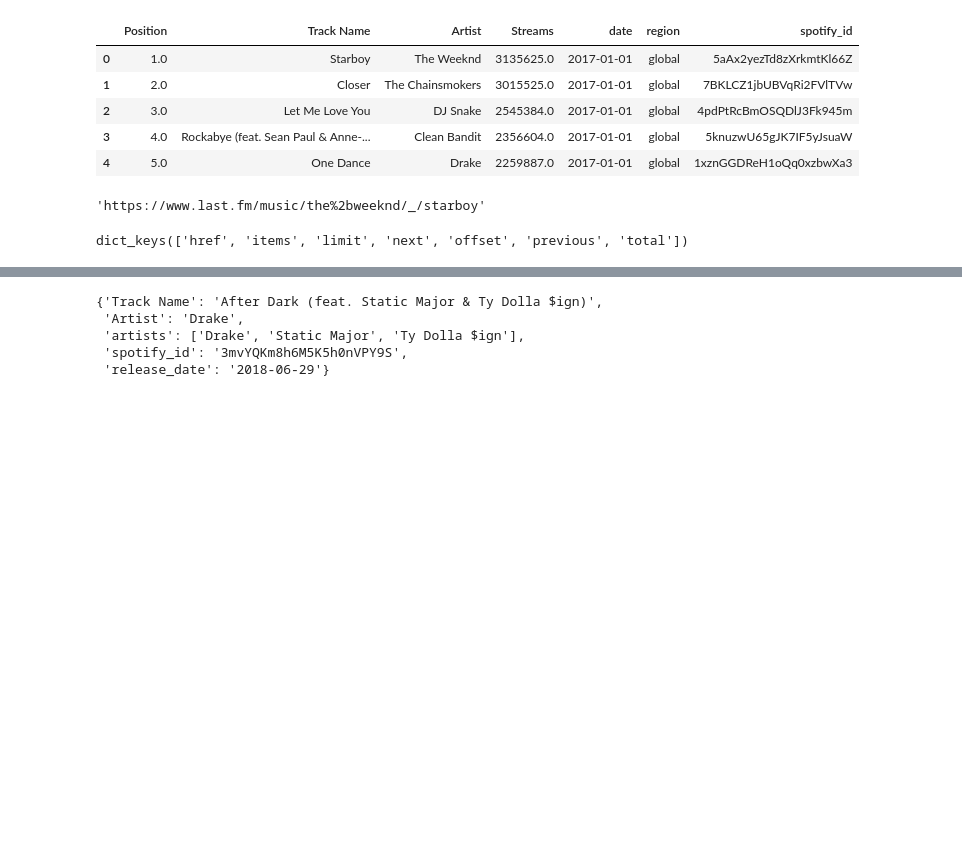
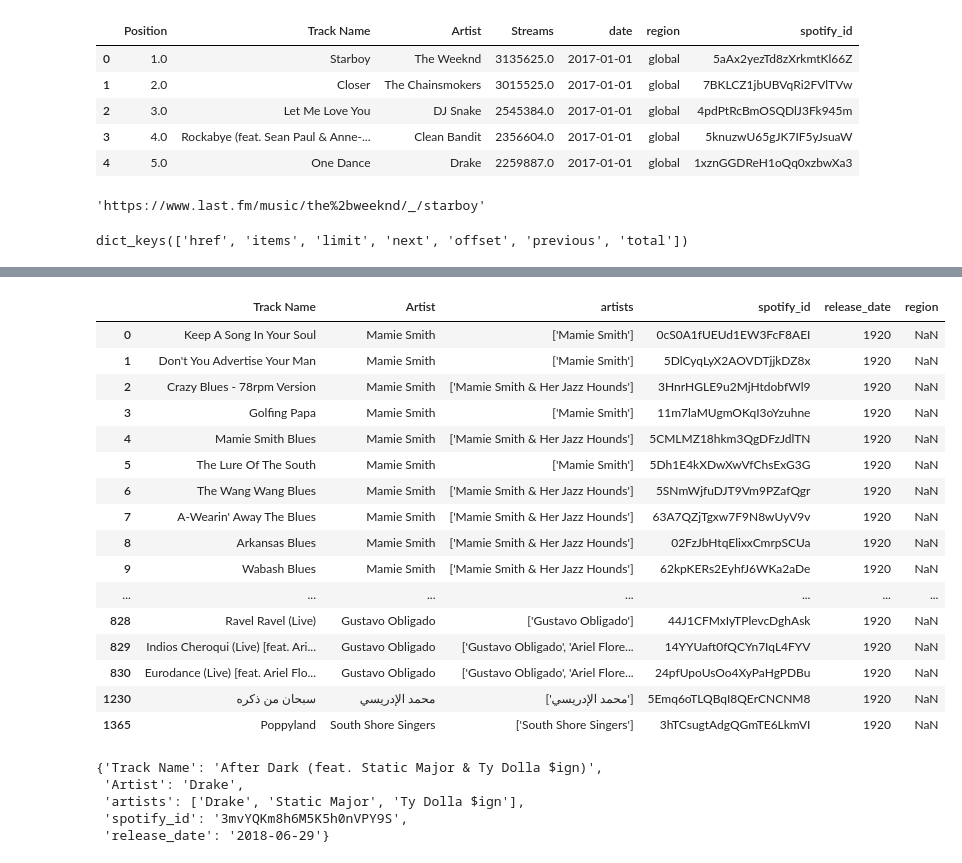
Before and after one commit to radroid/data_1202_group_project, a Jupyter notebook: notebooks/Audio Features Extractions.ipynb, the cells around one changed output, grey strips where cells are left out. Saved outputs shown, nothing was run; the diff lists cells and outputs as text; code cells hidden in the pictures; blank space fills up the shorter version.

```diff
--- a/notebooks/Audio Features Extractions.ipynb
+++ b/notebooks/Audio Features Extractions.ipynb
@@ -241,0 +207,3 @@ artist:Berliner Philharmoniker
+# %%
+df = pd.read_csv(os.path.join(data_dir, 'spotify_released_tracks_1920_to_2020.csv'))
+df.head()
@@ -242,3 +217,23 @@ artist:Berliner Philharmoniker
+# %%
+df[df.release_date == "1920"]
+# %% [output]
+|  | Track Name | Artist | artists | spotify_id | release_date | region |
+| 0 | Keep A Song In Your Soul | Mamie Smith | ['Mamie Smith'] | 0cS0A1fUEUd1EW3FcF8AEI | 1920 | NaN |
+| 1 | Don't You Advertise Your Man | Mamie Smith | ['Mamie Smith'] | 5DlCyqLyX2AOVDTjjkDZ8x | 1920 | NaN |
+| 2 | Crazy Blues - 78rpm Version | Mamie Smith | ['Mamie Smith & Her Jazz Hounds'] | 3HnrHGLE9u2MjHtdobfWl9 | 1920 | NaN |
+| 3 | Golfing Papa | Mamie Smith | ['Mamie Smith'] | 11m7laMUgmOKqI3oYzuhne | 1920 | NaN |
+| 4 | Mamie Smith Blues | Mamie Smith | ['Mamie Smith & Her Jazz Hounds'] | 5CMLMZ18hkm3QgDFzJdlTN | 1920 | NaN |
+| 5 | The Lure Of The South | Mamie Smith | ['Mamie Smith'] | 5Dh1E4kXDwXwVfChsExG3G | 1920 | NaN |
+| 6 | The Wang Wang Blues | Mamie Smith | ['Mamie Smith & Her Jazz Hounds'] | 5SNmWjfuDJT9Vm9PZafQgr | 1920 | NaN |
+| 7 | A-Wearin' Away The Blues | Mamie Smith | ['Mamie Smith & Her Jazz Hounds'] | 63A7QZjTgxw7F9N8wUyV9v | 1920 | NaN |
+| 8 | Arkansas Blues | Mamie Smith | ['Mamie Smith & Her Jazz Hounds'] | 02FzJbHtqElixxCmrpSCUa | 1920 | NaN |
+| 9 | Wabash Blues | Mamie Smith | ['Mamie Smith & Her Jazz Hounds'] | 62kpKERs2EyhfJ6WKa2aDe | 1920 | NaN |
+| ... | ... | ... | ... | ... | ... | ... |
+| 828 | Ravel Ravel (Live) | Gustavo Obligado | ['Gustavo Obligado'] | 44J1CFMxIyTPlevcDghAsk | 1920 | NaN |
+| 829 | Indios Cheroqui (Live) [feat. Ari... | Gustavo Obligado | ['Gustavo Obligado', 'Ariel Flore... | 14YYUaft0fQCYn7IqL4FYV | 1920 | NaN |
+| 830 | Eurodance (Live) [feat. Ariel Flo... | Gustavo Obligado | ['Gustavo Obligado', 'Ariel Flore... | 24pfUpoUsOo4XyPaHgPDBu | 1920 | NaN |
+| 1230 | سبحان من ذكره | محمد الإدريسي | ['محمد الإدريسي'] | 5Emq6oTLQBqI8QErCNCNM8 | 1920 | NaN |
+| 1365 | Poppyland | South Shore Singers | ['South Shore Singers'] | 3hTCsugtAdgQGmTE6LkmVI | 1920 | NaN |
 # %%
 data_df.head()
 # %%
```
Also changed, not shown: parts of 4 cells of this notebook.
